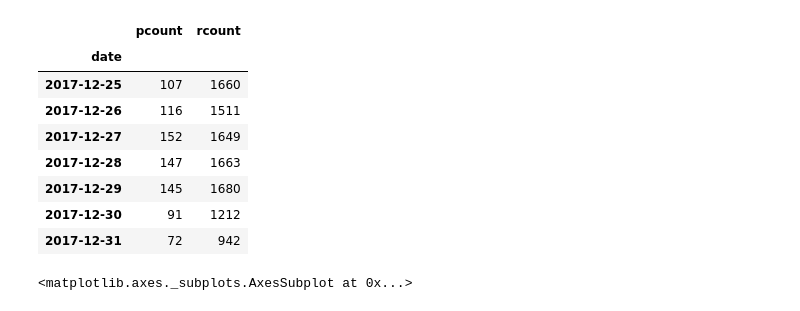
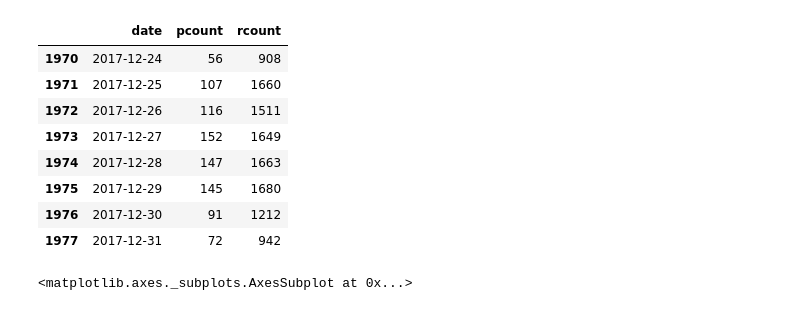
Before and after one commit to bigfang/jisilu, a Jupyter notebook: pdplt.ipynb, the cells around one changed output. Cells and saved outputs as stored; diff of their text form; code cells hidden in the pictures.

```diff
--- a/pdplt.ipynb
+++ b/pdplt.ipynb
@@ -17,17 +17,17 @@ import matplotlib.pyplot as plt
 pdf = pd.DataFrame(list(p.dicts()))
 rdf = pd.DataFrame(list(r.dicts()))
 # %%
-df = pd.merge(pdf, rdf, on='date').set_index('date')
-df.index = pd.to_datetime(df.index)
-df.tail(7)
+df = pd.merge(pdf, rdf, on='date')
+df.date = pd.to_datetime(df.date)
+df.tail(8)
 # %% [output]
-|  | pcount | rcount |
-| date |  |  |
-| 2017-12-25 | 107 | 1660 |
-| 2017-12-26 | 116 | 1511 |
-| 2017-12-27 | 152 | 1649 |
-| 2017-12-28 | 147 | 1663 |
-| 2017-12-29 | 145 | 1680 |
-| 2017-12-30 | 91 | 1212 |
-| 2017-12-31 | 72 | 942 |
+|  | date | pcount | rcount |
+| 1970 | 2017-12-24 | 56 | 908 |
+| 1971 | 2017-12-25 | 107 | 1660 |
+| 1972 | 2017-12-26 | 116 | 1511 |
+| 1973 | 2017-12-27 | 152 | 1649 |
+| 1974 | 2017-12-28 | 147 | 1663 |
+| 1975 | 2017-12-29 | 145 | 1680 |
+| 1976 | 2017-12-30 | 91 | 1212 |
+| 1977 | 2017-12-31 | 72 | 942 |
 # %%
```
Also changed, not shown: parts of 6 cells of this notebook, 1 other file.
